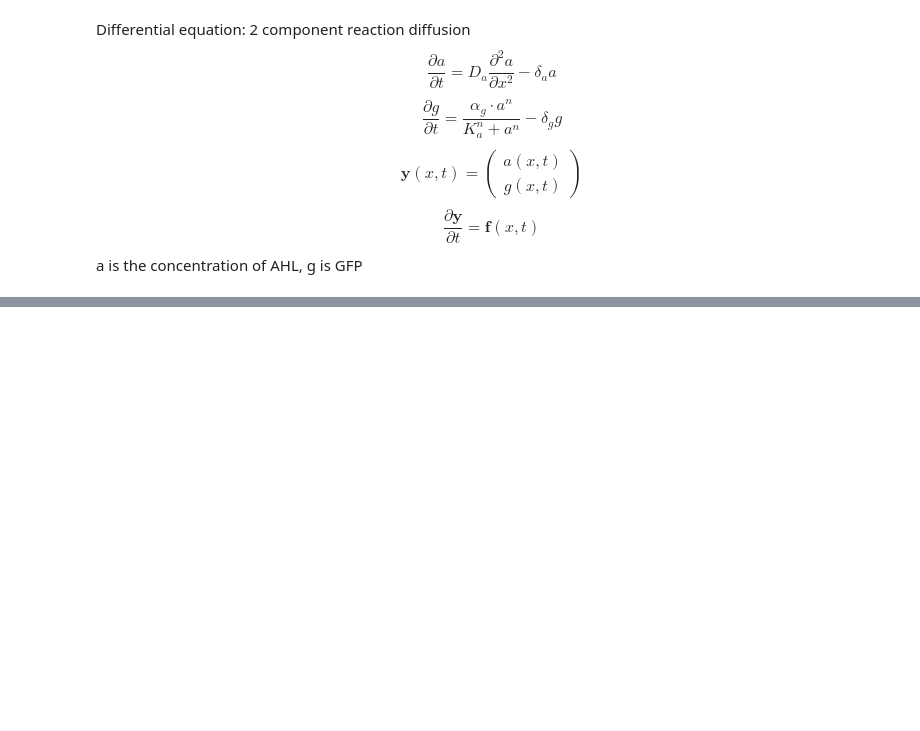
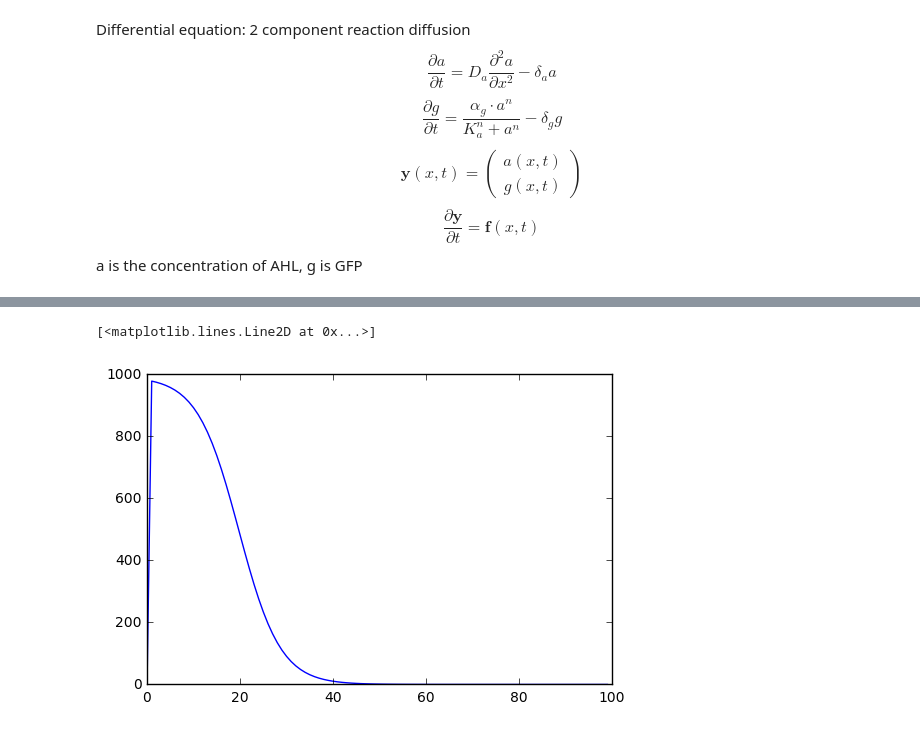
Before and after one commit to JohnHenningsen/RDsim, a Jupyter notebook: rdSim1.ipynb, the cells around one changed output, grey strips where cells are left out. Saved outputs shown, nothing was run; the diff lists cells and outputs as text; code cells hidden in the pictures; blank space fills up the shorter version.

```diff
--- a/rdSim1.ipynb
+++ b/rdSim1.ipynb
@@ -101,0 +96,5 @@ array([ 0.  ,  0.01,  0.02,  0.03,  0.04,  0.05,  0.06,  0.07,  0.08,
+# %%
+plt.plot(g[50,:])
+# %% [output]
+[<matplotlib.lines.Line2D at 0x...>]
+[figure, added]
```
Also changed, not shown: parts of 10 cells of this notebook.
